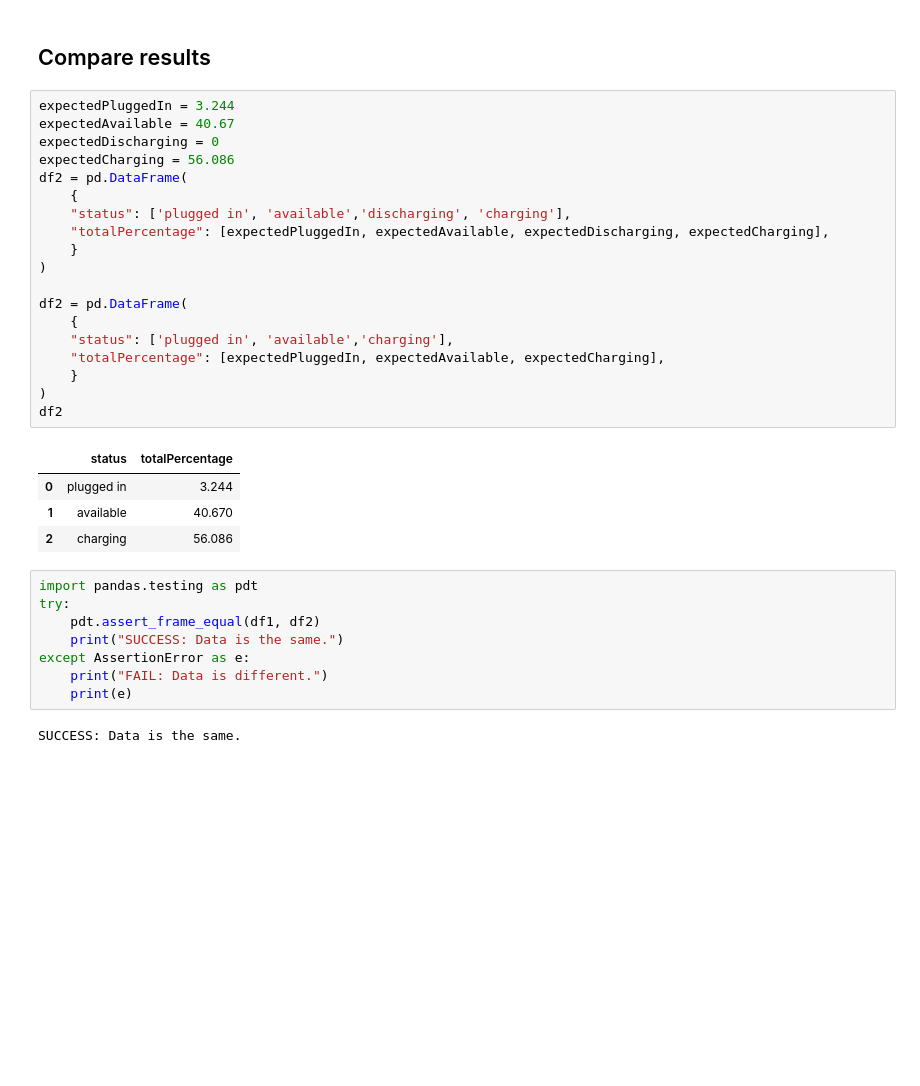
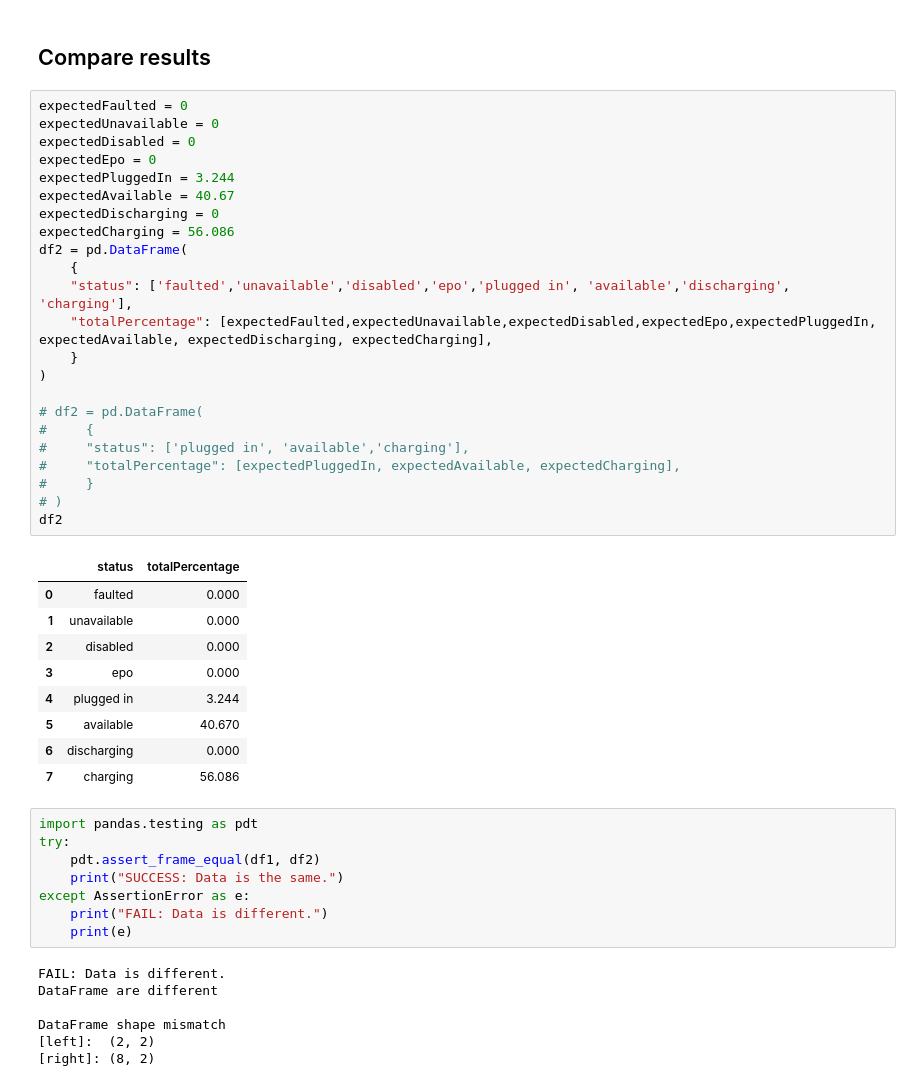
Before and after one commit to cosijoeza/vectorstat-reports, a Jupyter notebook: vectorstat-reports.ipynb, the cells around one changed output. Cells and saved outputs as stored; diff of their text form; blank space fills up the shorter version.

```diff
--- a/vectorstat-reports.ipynb
+++ b/vectorstat-reports.ipynb
@@ -128,29 +118,38 @@ plt.show()
 # %% [markdown]
 ## Compare results
 # %%
+expectedFaulted = 0
+expectedUnavailable = 0
+expectedDisabled = 0
+expectedEpo = 0
 expectedPluggedIn = 3.244
 expectedAvailable = 40.67
 expectedDischarging = 0
 expectedCharging = 56.086
 df2 = pd.DataFrame(
     {
-    "status": ['plugged in', 'available','discharging', 'charging'],
-    "totalPercentage": [expectedPluggedIn, expectedAvailable, expectedDischarging, expectedCharging],
+    "status": ['faulted','unavailable','disabled','epo','plugged in', 'available','discharging', 'charging'],
+    "totalPercentage": [expectedFaulted,expectedUnavailable,expectedDisabled,expectedEpo,expectedPluggedIn, expectedAvailable, expectedDischarging, expectedCharging],
     }
 )
 
-df2 = pd.DataFrame(
-    {
-    "status": ['plugged in', 'available','charging'],
-    "totalPercentage": [expectedPluggedIn, expectedAvailable, expectedCharging],
-    }
-)
+# df2 = pd.DataFrame(
+#     {
+#     "status": ['plugged in', 'available','charging'],
+#     "totalPercentage": [expectedPluggedIn, expectedAvailable, expectedCharging],
+#     }
+# )
 df2
 # %% [output]
 |  | status | totalPercentage |
-| 0 | plugged in | 3.244 |
-| 1 | available | 40.670 |
-| 2 | charging | 56.086 |
+| 0 | faulted | 0.000 |
+| 1 | unavailable | 0.000 |
+| 2 | disabled | 0.000 |
+| 3 | epo | 0.000 |
+| 4 | plugged in | 3.244 |
+| 5 | available | 40.670 |
+| 6 | discharging | 0.000 |
+| 7 | charging | 56.086 |
 # %%
 import pandas.testing as pdt
 try:
@@ -160,4 +159,9 @@ except AssertionError as e:
     print("FAIL: Data is different.")
     print(e)
 # %% [output]
-SUCCESS: Data is the same.
+FAIL: Data is different.
+DataFrame are different
+
+DataFrame shape mismatch
+[left]:  (2, 2)
+[right]: (8, 2)
```
Also changed, not shown: parts of 10 cells of this notebook.
